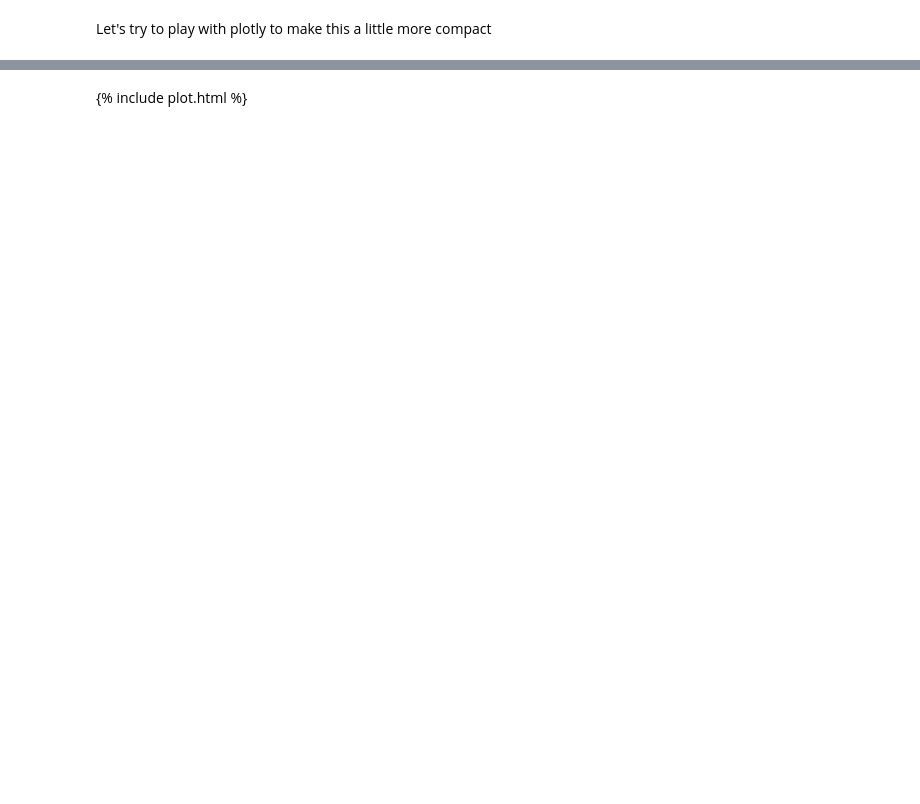
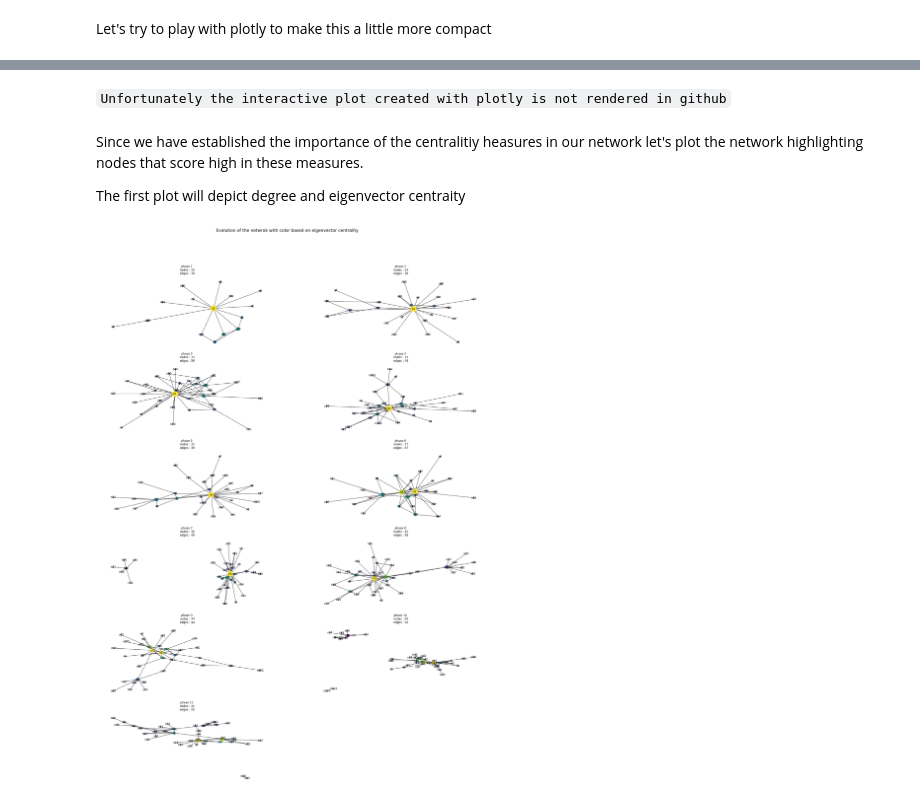
Before and after one commit to lubo-kopnicky/Criminal-network-analysis, a Jupyter notebook: network_analysis.ipynb, the cells around one changed output, grey strips where cells are left out. Drawn from its saved outputs; the diff is of its cells as text; code cells hidden in the pictures; blank space fills up the shorter version.

```diff
--- a/network_analysis.ipynb
+++ b/network_analysis.ipynb
@@ -366,2 +354,51 @@ AttributeError: 'list' object has no attribute 'canvas'
-# %% [markdown]
-{% include plot.html %}
+# %% [markdown]
+`Unfortunately the interactive plot created with plotly is not rendered in github`
+# %%
+# loading the data and transfroming to the graph representation using the networkX library
+phases = {}
+G = {}
+A = {}
+# looping through phases
+for i in range(1,12):
+  var_name = "phase" + str(i)
+  file_name = "https://raw.githubusercontent.com/ragini30/Networks-Homework/main/" + var_name + ".csv"
+  phases[i] = pd.read_csv(file_name, index_col = ["players"])
+  phases[i].columns = "n" + phases[i].columns
+  phases[i].index = phases[i].columns
+  # creatiing networkX graph
+  G[i] = nx.from_pandas_adjacency(phases[i],create_using = nx.DiGraph())
+  G[i].name = var_name
+  # calculating degree centrality ot be used as size he nodes
+  hubs = nx.algorithms.link_analysis.hits(G[1], max_iter = 1000)[0]
+  auth = nx.algorithms.link_analysis.hits(G[1], max_iter = 1000)[1]
+
+
+  # setting the output of hits algorithm as node attribute
+  nx.set_node_attributes(G[i], hubs, "hubs")
+  nx.set_node_attributes(G[i], auth, "auth")
+# %% [markdown]
+Since we have established the importance of the centralitiy heasures in our network let's plot the network highlighting nodes that score high in these measures.
+
+The first plot will depict degree and eigenvector centraity
+# %%
+# creating plot grid
+fig, axs = plt.subplots(squeeze=True,nrows=6, ncols=2, figsize=(30, 40),)
+fig.subplots_adjust(hspace=0.2)
+#title
+fig.suptitle("Evolution of the netwrok with color based on eigenvector centrality", fontsize=18, y=0.95)
+
+# loop throught the phases and draw them
+for i, ax in zip(range(len(A)), axs.ravel()):
+    ax.set_title(f"phase {i+1}" + "\n" + f" nodes : {G[i+1].number_of_nodes()}"+ "\n" +
+                 f" edges : {G[i+1].number_of_edges()}" )
+    ns = nx.degree_centrality(G[i+1]) # get the degree centrality for each node
+    eig = nx.eigenvector_centrality(G[i+1]) # get the degree centrality for each node
+    spring_pos = nx.spring_layout(G[i+1])
+
+    nx.draw(G[i+1], with_labels=True, ax=ax,node_size=[i*700 for i in ns.values()],node_color = [i for i in eig.values()])
+
+
+fig.delaxes(axs[5,1]) # delete the empty ax in fig
+fig.show()
+# %% [output]
+[figure, added]
```
Also changed, not shown: parts of 18 cells of this notebook.
